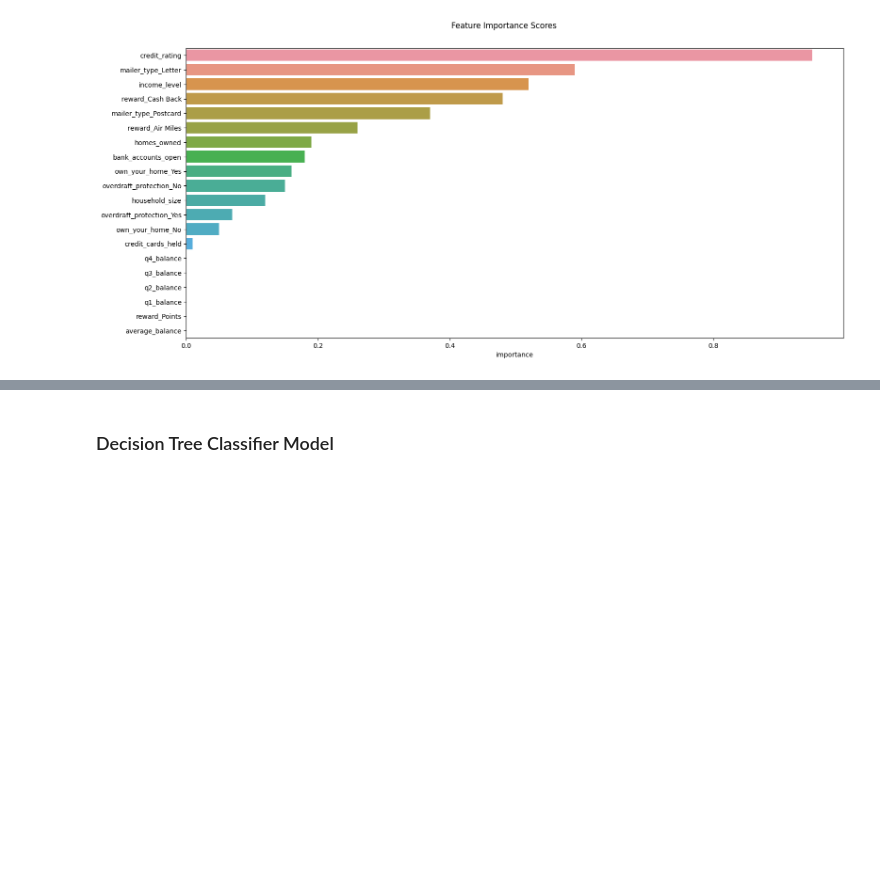
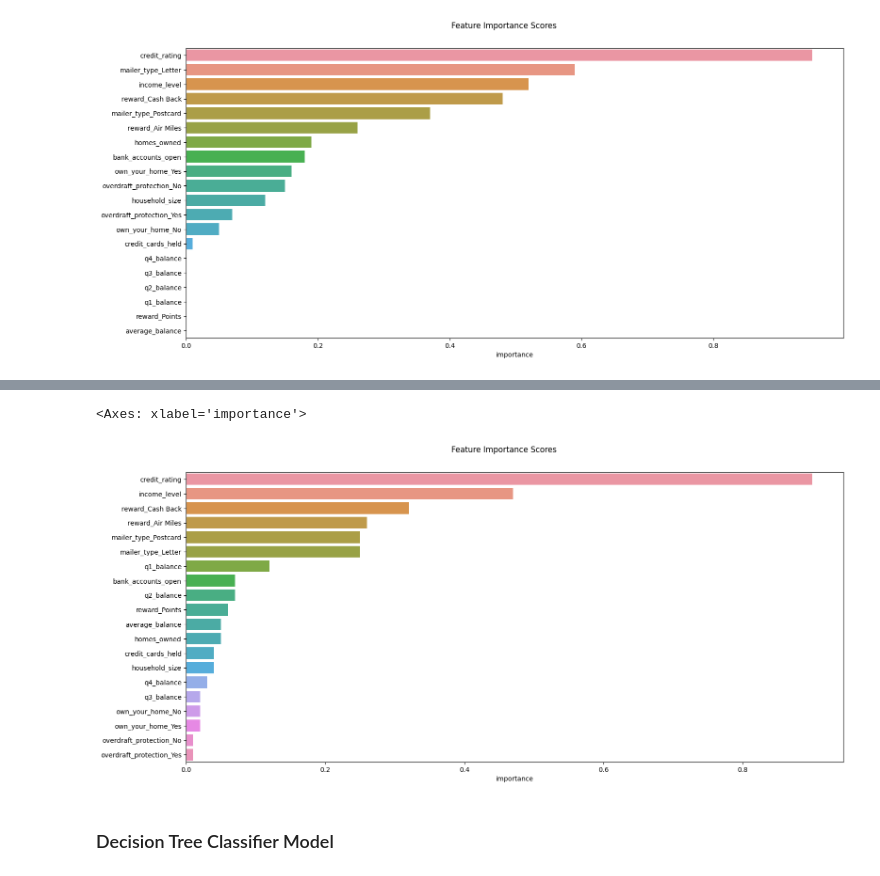
Before and after one commit to ocaoimh/hrc-mid-bootcamp-project, a Jupyter notebook: python/model.ipynb, the cells around one changed output, grey strips where cells are left out. Cells and saved outputs as stored; diff of their text form; code cells hidden in the pictures; blank space fills up the shorter version.

```diff
--- a/python/model.ipynb
+++ b/python/model.ipynb
@@ -80,0 +140,3 @@ array([0, 1])
+# %%
+X_sm = smote_data.drop('offer_accepted', axis=1)
+X_sm
@@ -80,0 +157,4 @@ array([0, 1])
+# %%
+y_sm = smote_data.iloc[:, -1]
+y_sm = y_sm.map({'No': 0, 'Yes': 1})
+y_sm
@@ -170,0 +402,3 @@ NameError: name 'predict_log' is not defined
+# %%
+sm_log_pred, sm_importance_log = fit_classifier(X_sm, y_sm, 'logistic_b')
+sm_importance_log
@@ -171,3 +433,8 @@ NameError: name 'predict_log' is not defined
+# %%
+plot_importance(sm_importance_log)
+# %% [output]
+<Axes: xlabel='importance'>
+[figure, added]
 # %% [markdown]
 ### Decision Tree Classifier Model
 # %%
```
Also changed, not shown: parts of 63 cells of this notebook, 3 other files.
